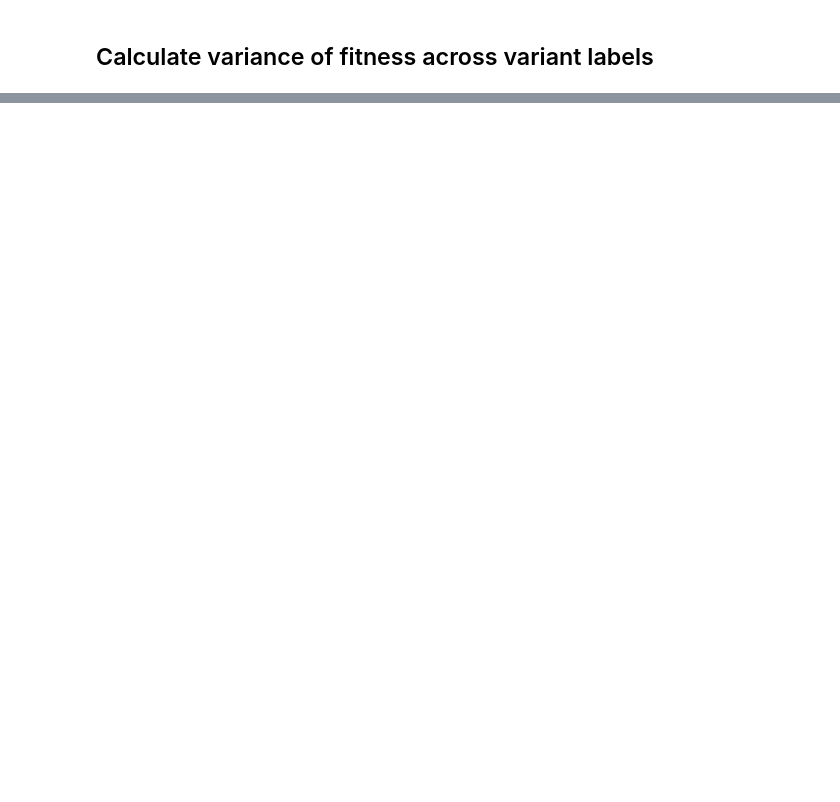
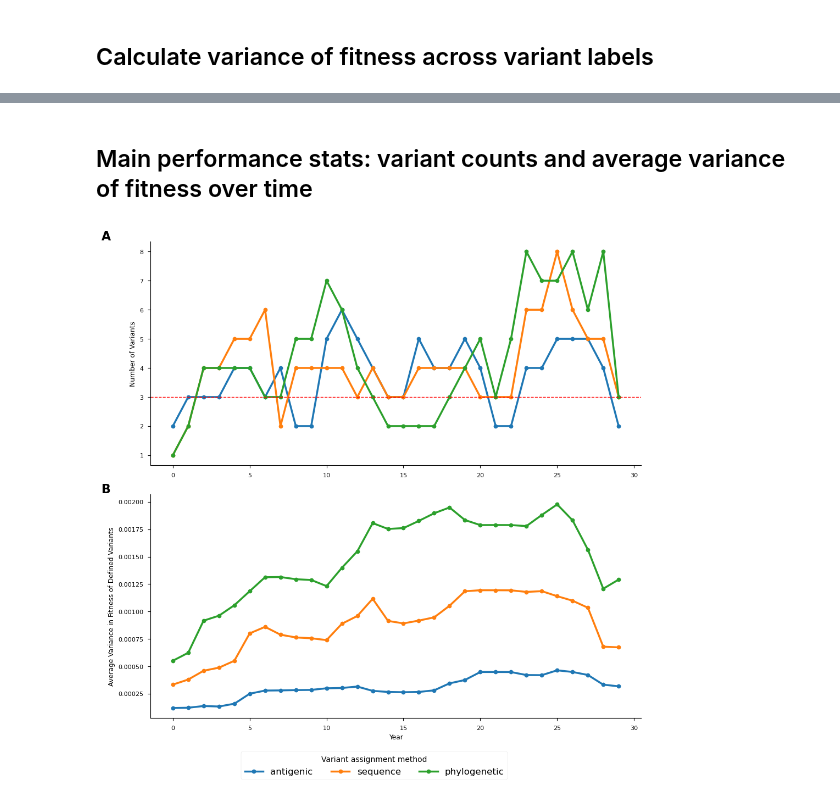
Before and after one commit to matsengrp/antigen-forecasting, a Jupyter notebook: notebooks/variant-assignment-compare.ipynb, the cells around one changed output, grey strips where cells are left out. Drawn from its saved outputs; the diff is of its cells as text; code cells hidden in the pictures; blank space fills up the shorter version.

```diff
--- a/notebooks/variant-assignment-compare.ipynb
+++ b/notebooks/variant-assignment-compare.ipynb
@@ -149,0 +331,41 @@ all_results_df.head()
+# %% [markdown]
+## Main performance stats: variant counts and average variance of fitness over time
+# %%
+# Create combined 2x1 plot with shared legend
+fig, (ax1, ax2) = plt.subplots(2, 1, figsize=(10, 10))
+
+# Top panel: Variant counts over time
+for var_col in ['variant_ag', 'variant_tsne', 'variant_phylo']:
+    ax1.plot(var_counts_df['year'], var_counts_df[var_col], linewidth=2.5, marker='o', label=var_col)
+ax1.axhline(y=3, color='red', linestyle='--', linewidth=1)
+ax1.set_ylabel('Number of Variants')
+sns.despine(ax=ax1)
+
+# Bottom panel: Average variance in fitness over time
+for var_col in ['variant_ag', 'variant_tsne', 'variant_phylo']:
+    ax2.plot(all_results_df['year'], all_results_df[var_col], linewidth=2.5, marker='o', label=var_col)
+ax2.set_xlabel('Year')
+ax2.set_ylabel('Average Variance in Fitness of Defined Variants')
+sns.despine(ax=ax2)
+
+# Add panel labels
+ax1.text(-0.1, 1.05, 'A', transform=ax1.transAxes, fontsize=16, fontweight='bold', va='top')
+ax2.text(-0.1, 1.05, 'B', transform=ax2.transAxes, fontsize=16, fontweight='bold', va='top')
+
+# Get handles and labels for shared legend
+handles, labels = ax2.get_legend_handles_labels()
+new_labels = [method_labels.get(label, label) for label in labels]
+
+# Add shared legend below the figure
+fig.legend(handles, new_labels, title='Variant assignment method', fontsize=12,
+           title_fontsize=10, loc='lower center', bbox_to_anchor=(0.5, -0.02), ncol=3)
+
+plt.tight_layout()
+plt.subplots_adjust(bottom=0.1)  # Make room for legend
+
+# Save for manuscript
+plt.savefig(os.path.join(fig_path, 'variant_counts_and_variance_combined.pdf'), bbox_inches='tight')
+plt.savefig(os.path.join(fig_path, 'variant_counts_and_variance_combined.png'), bbox_inches='tight', dpi=300)
+plt.show()
+# %% [output]
+[figure, added]
```
Also changed, not shown: parts of 22 cells of this notebook, 1 other file.
